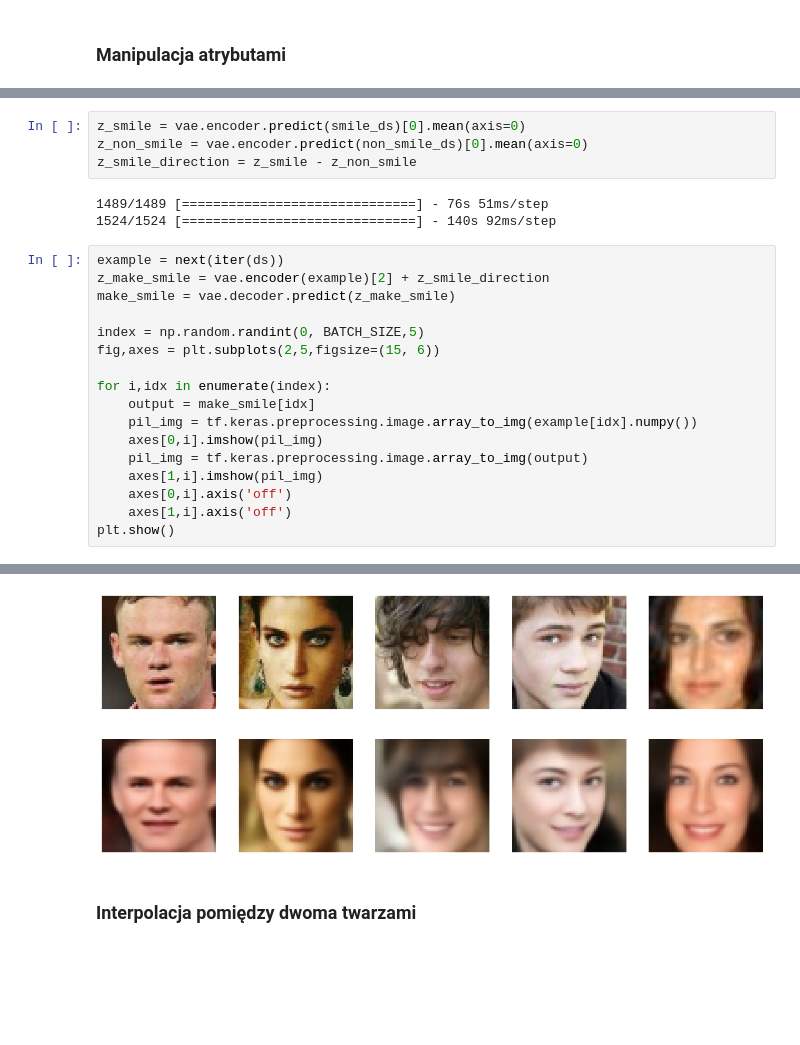
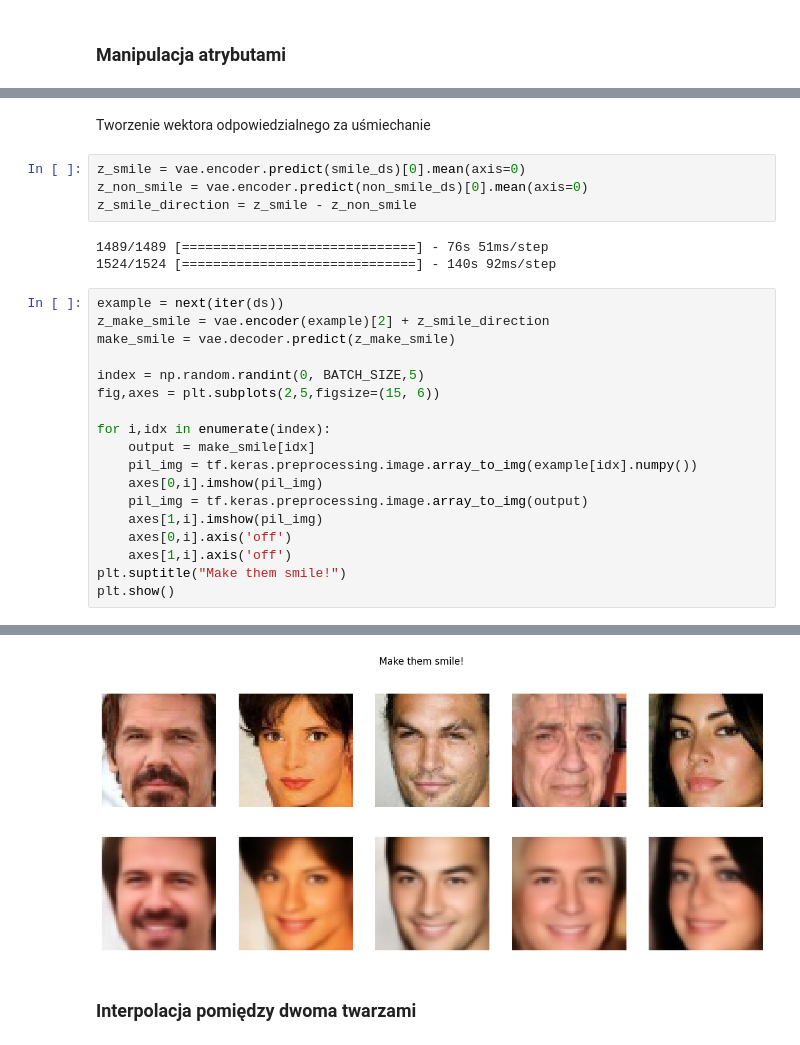
Before and after one commit to przemekk125/CelebA-VAE, a Jupyter notebook: notebooks/model_evaluation.ipynb, the cells around one changed output, grey strips where cells are left out. Saved outputs shown, nothing was run; the diff lists cells and outputs as text; blank space fills up the shorter version.

```diff
--- a/notebooks/model_evaluation.ipynb
+++ b/notebooks/model_evaluation.ipynb
@@ -220,3 +228,5 @@ Batch shape: (64, 64, 64, 3)
+# %% [markdown]
+Tworzenie wektora odpowiedzialnego za uśmiechanie
 # %%
 z_smile = vae.encoder.predict(smile_ds)[0].mean(axis=0)
 z_non_smile = vae.encoder.predict(non_smile_ds)[0].mean(axis=0)
@@ -240,5 +250,6 @@ for i,idx in enumerate(index):
     axes[1,i].imshow(pil_img)
     axes[0,i].axis('off')
     axes[1,i].axis('off')
+plt.suptitle("Make them smile!")
 plt.show()
 # %% [output]
@@ -246,4 +257,4 @@ plt.show()
-[figure, old version]
+[figure, new version]
 # %% [markdown]
 
 ### Interpolacja pomiędzy dwoma twarzami
```
Also changed, not shown: parts of 4 cells of this notebook.
